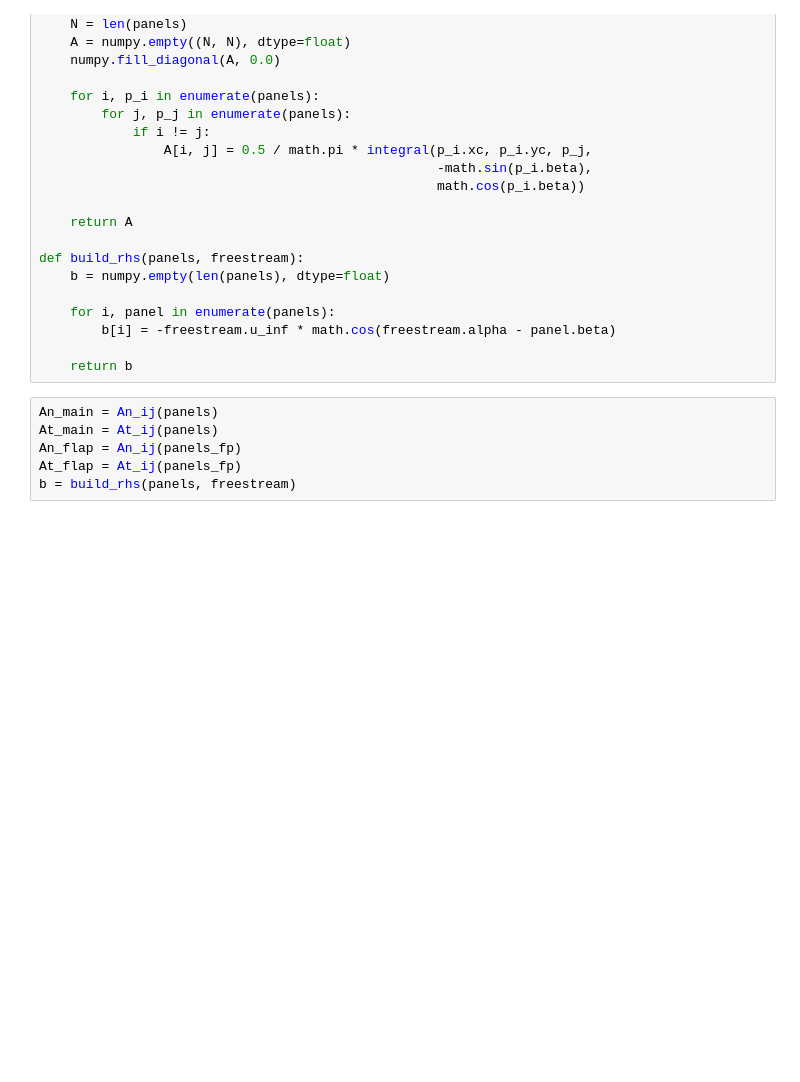
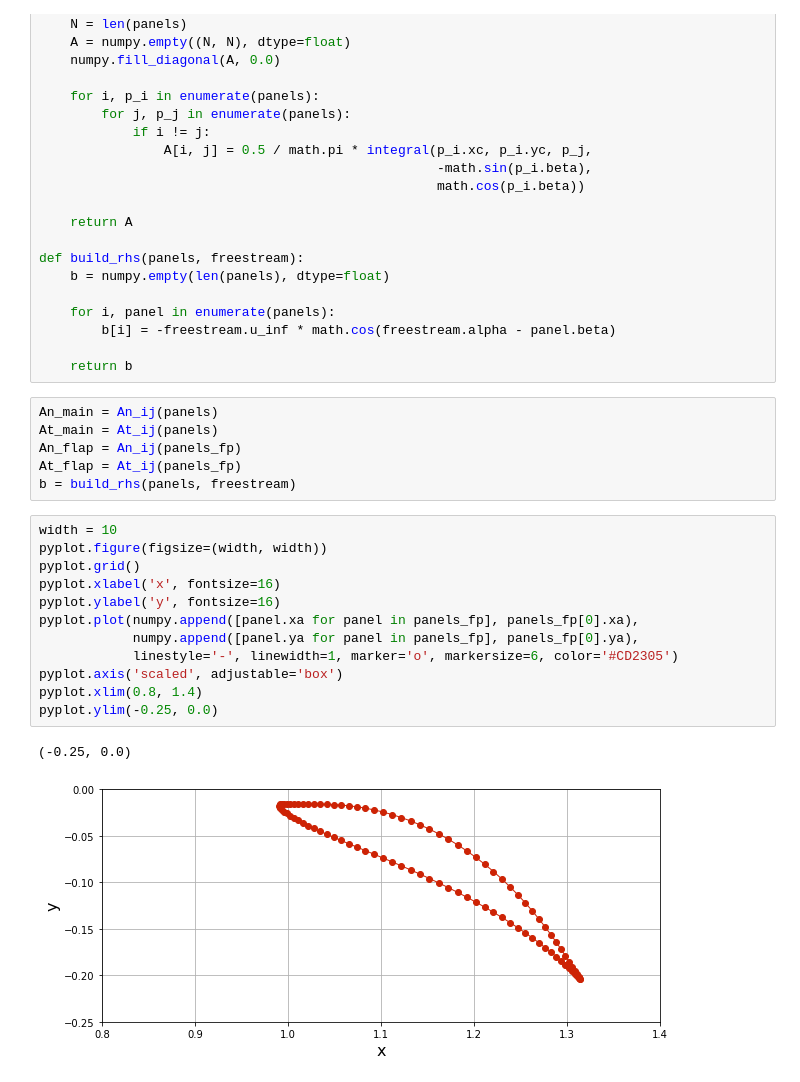
Before and after one commit to tianjiaozhang678/mae6226, a Jupyter notebook: Assignment3.ipynb, the cells around one changed output. Cells and saved outputs as stored; diff of their text form; blank space fills up the shorter version.

```diff
--- a/Assignment3.ipynb
+++ b/Assignment3.ipynb
@@ -137,3 +137,18 @@ At_main = At_ij(panels)
 An_flap = An_ij(panels_fp)
 At_flap = At_ij(panels_fp)
 b = build_rhs(panels, freestream)
+# %%
+width = 10
+pyplot.figure(figsize=(width, width))
+pyplot.grid()
+pyplot.xlabel('x', fontsize=16)
+pyplot.ylabel('y', fontsize=16)
+pyplot.plot(numpy.append([panel.xa for panel in panels_fp], panels_fp[0].xa),
+            numpy.append([panel.ya for panel in panels_fp], panels_fp[0].ya),
+            linestyle='-', linewidth=1, marker='o', markersize=6, color='#CD2305')
+pyplot.axis('scaled', adjustable='box')
+pyplot.xlim(0.8, 1.4)
+pyplot.ylim(-0.25, 0.0)
+# %% [output]
+(-0.25, 0.0)
+[figure, added]
```
